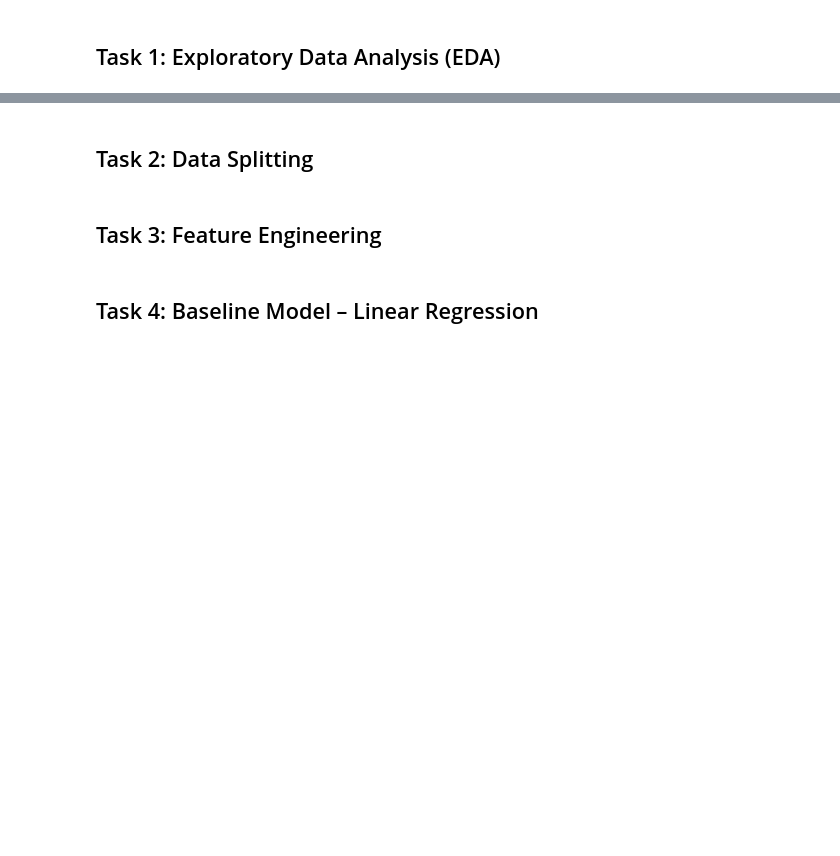
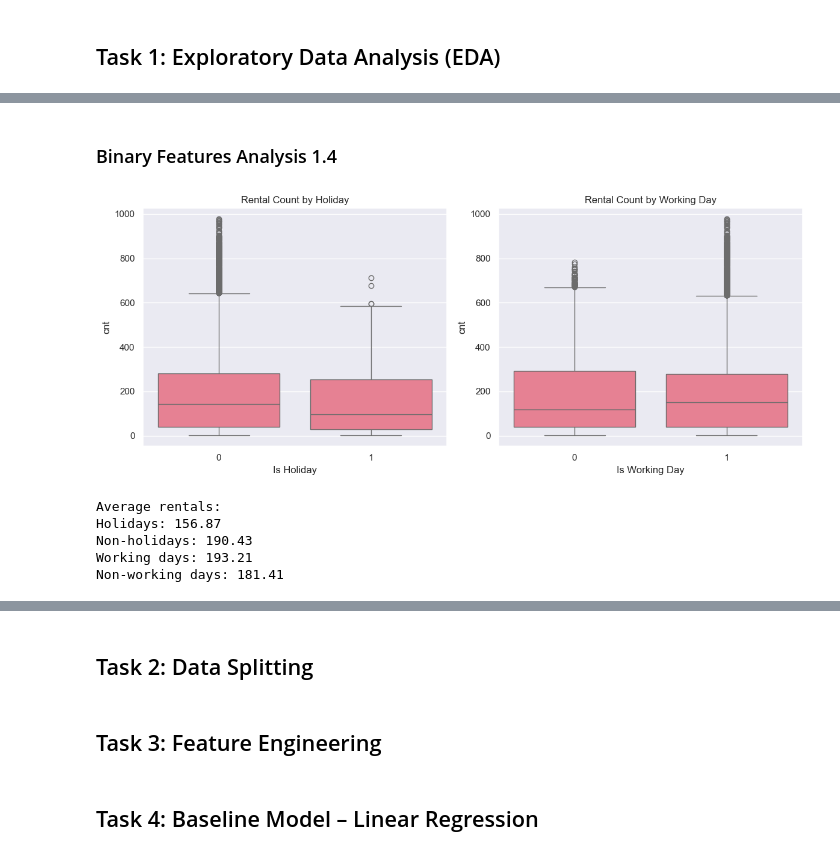
Before and after one commit to Soimanul/ML-fundamentals-2025, a Jupyter notebook: assignment_2_Vlad_Soimu[Soimu].ipynb, the cells around one changed output, grey strips where cells are left out. Cells and saved outputs as stored; diff of their text form; code cells hidden in the pictures; blank space fills up the shorter version.

```diff
--- a/assignment_2_Vlad_Soimu[Soimu].ipynb
+++ b/assignment_2_Vlad_Soimu[Soimu].ipynb
@@ -6,0 +105,31 @@
+# %% [markdown]
+### Binary Features Analysis 1.4
+# %%
+fig, (ax1, ax2) = plt.subplots(1, 2, figsize=(12, 5))
+
+# Holiday analysis
+sns.boxplot(data=df, x='holiday', y='cnt', ax=ax1)
+ax1.set_title('Rental Count by Holiday')
+ax1.set_xlabel('Is Holiday')
+
+# Working day analysis
+sns.boxplot(data=df, x='workingday', y='cnt', ax=ax2)
+ax2.set_title('Rental Count by Working Day')
+ax2.set_xlabel('Is Working Day')
+
+plt.tight_layout()
+plt.show()
+
+# Print average rentals for each category
+print("Average rentals:")
+print(f"Holidays: {df[df['holiday']==1]['cnt'].mean():.2f}")
+print(f"Non-holidays: {df[df['holiday']==0]['cnt'].mean():.2f}")
+print(f"Working days: {df[df['workingday']==1]['cnt'].mean():.2f}")
+print(f"Non-working days: {df[df['workingday']==0]['cnt'].mean():.2f}")
+# %% [output]
+[figure, added]
+Average rentals:
+Holidays: 156.87
+Non-holidays: 190.43
+Working days: 193.21
+Non-working days: 181.41
```
Also changed, not shown: parts of 21 cells of this notebook.
